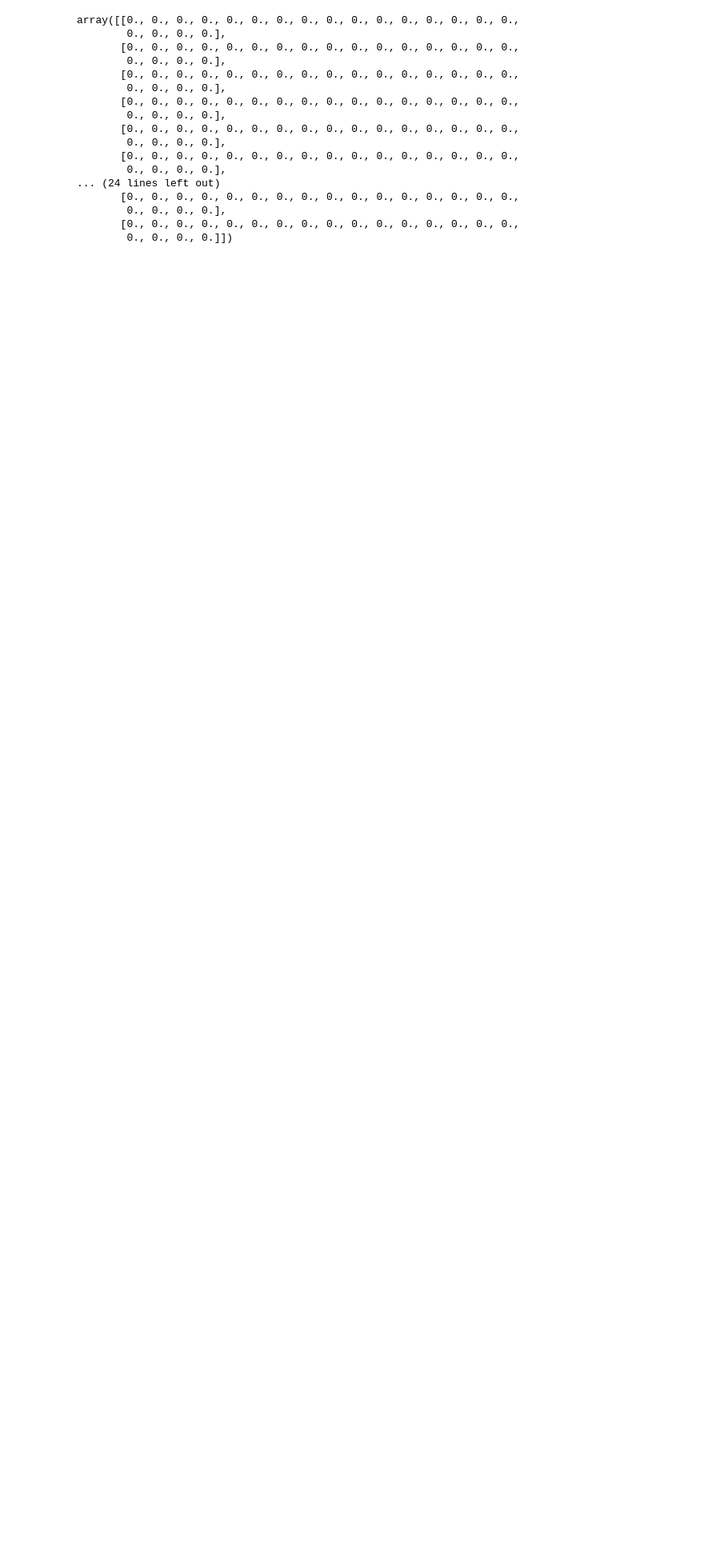
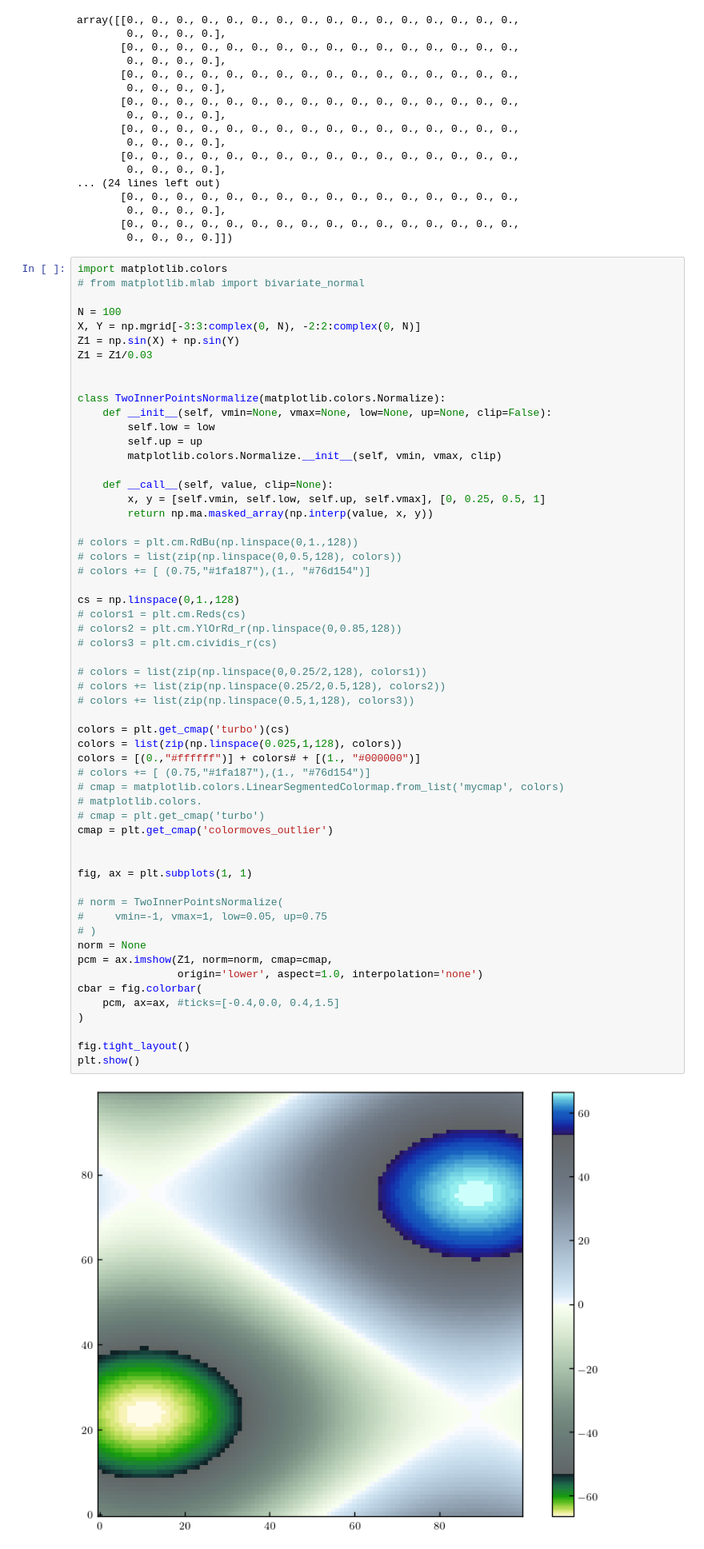
Before and after one commit to buqeye/compton-scattering, a Jupyter notebook: notebooks/utility_simple_linear_model.ipynb, the cells around one changed output. Shown at 80% size. Drawn from its saved outputs; the diff is of its cells as text; blank space fills up the shorter version.

```diff
--- a/notebooks/utility_simple_linear_model.ipynb
+++ b/notebooks/utility_simple_linear_model.ipynb
@@ -235,3 +235,62 @@ array([[0., 0., 0., 0., 0., 0., 0., 0., 0., 0., 0., 0., 0., 0., 0., 0.,
         0., 0., 0., 0.],
        [0., 0., 0., 0., 0., 0., 0., 0., 0., 0., 0., 0., 0., 0., 0., 0.,
         0., 0., 0., 0.]])
+# %%
+import matplotlib.colors
+# from matplotlib.mlab import bivariate_normal
+
+N = 100
+X, Y = np.mgrid[-3:3:complex(0, N), -2:2:complex(0, N)]
+Z1 = np.sin(X) + np.sin(Y)
+Z1 = Z1/0.03
+
+
+class TwoInnerPointsNormalize(matplotlib.colors.Normalize):
+    def __init__(self, vmin=None, vmax=None, low=None, up=None, clip=False):
+        self.low = low
+        self.up = up
+        matplotlib.colors.Normalize.__init__(self, vmin, vmax, clip)
+
+    def __call__(self, value, clip=None):
+        x, y = [self.vmin, self.low, self.up, self.vmax], [0, 0.25, 0.5, 1]
+        return np.ma.masked_array(np.interp(value, x, y))
+
+# colors = plt.cm.RdBu(np.linspace(0,1.,128))
+# colors = list(zip(np.linspace(0,0.5,128), colors))
+# colors += [ (0.75,"#1fa187"),(1., "#76d154")]
+
+cs = np.linspace(0,1.,128)
+# colors1 = plt.cm.Reds(cs)
+# colors2 = plt.cm.YlOrRd_r(np.linspace(0,0.85,128))
+# colors3 = plt.cm.cividis_r(cs)
+
+# colors = list(zip(np.linspace(0,0.25/2,128), colors1))
+# colors += list(zip(np.linspace(0.25/2,0.5,128), colors2))
+# colors += list(zip(np.linspace(0.5,1,128), colors3))
+
+colors = plt.get_cmap('turbo')(cs)
+colors = list(zip(np.linspace(0.025,1,128), colors))
+colors = [(0.,"#ffffff")] + colors# + [(1., "#000000")]
+# colors += [ (0.75,"#1fa187"),(1., "#76d154")]
+# cmap = matplotlib.colors.LinearSegmentedColormap.from_list('mycmap', colors)
+# matplotlib.colors.
+# cmap = plt.get_cmap('turbo')
+cmap = plt.get_cmap('colormoves_outlier')
+
+
+fig, ax = plt.subplots(1, 1)
+
+# norm = TwoInnerPointsNormalize(
+#     vmin=-1, vmax=1, low=0.05, up=0.75
+# )
+norm = None
+pcm = ax.imshow(Z1, norm=norm, cmap=cmap,
+                origin='lower', aspect=1.0, interpolation='none')
+cbar = fig.colorbar(
+    pcm, ax=ax, #ticks=[-0.4,0.0, 0.4,1.5]
+)
+
+fig.tight_layout()
+plt.show()
+# %% [output]
+[figure, added]
```
Also changed, not shown: 4 other files.
